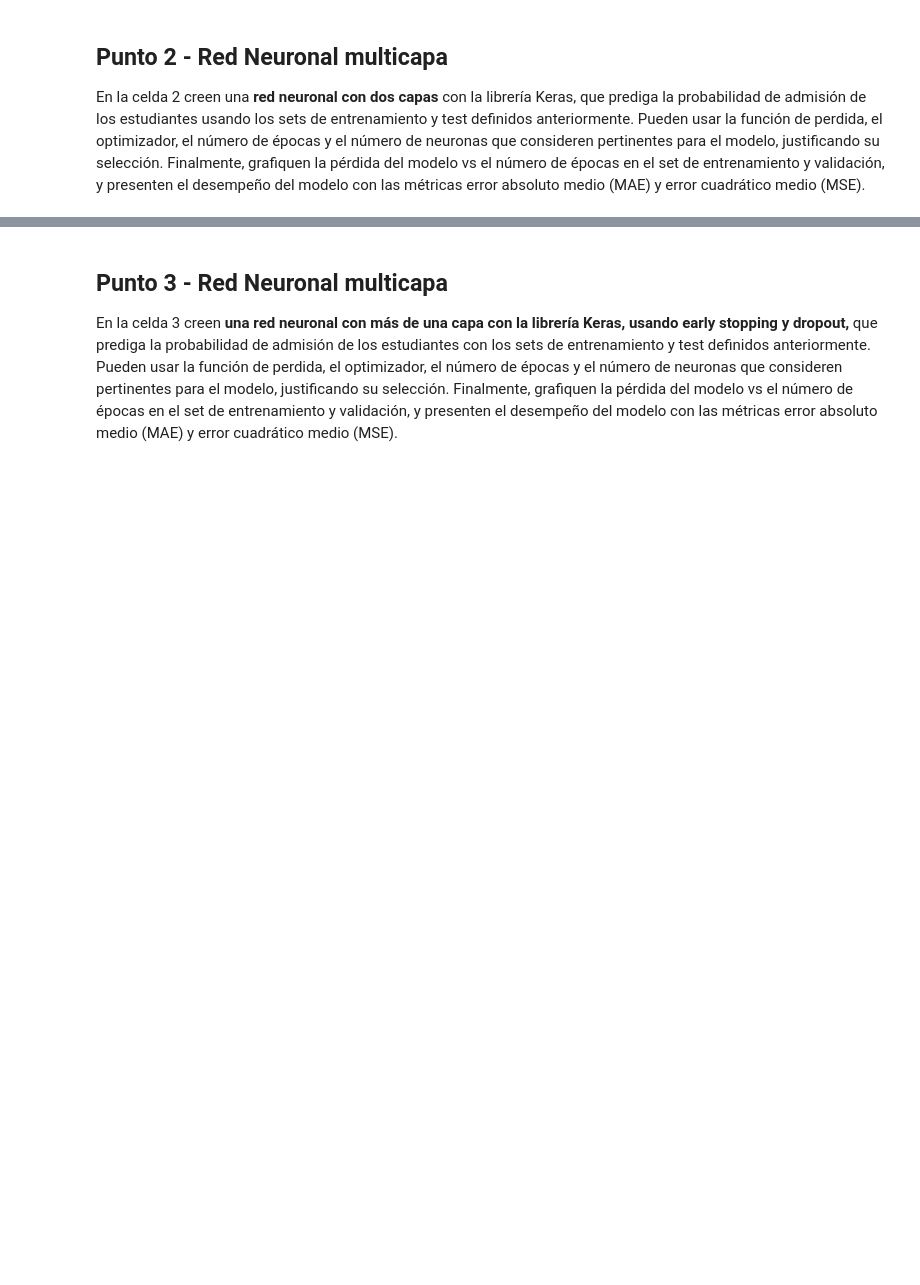
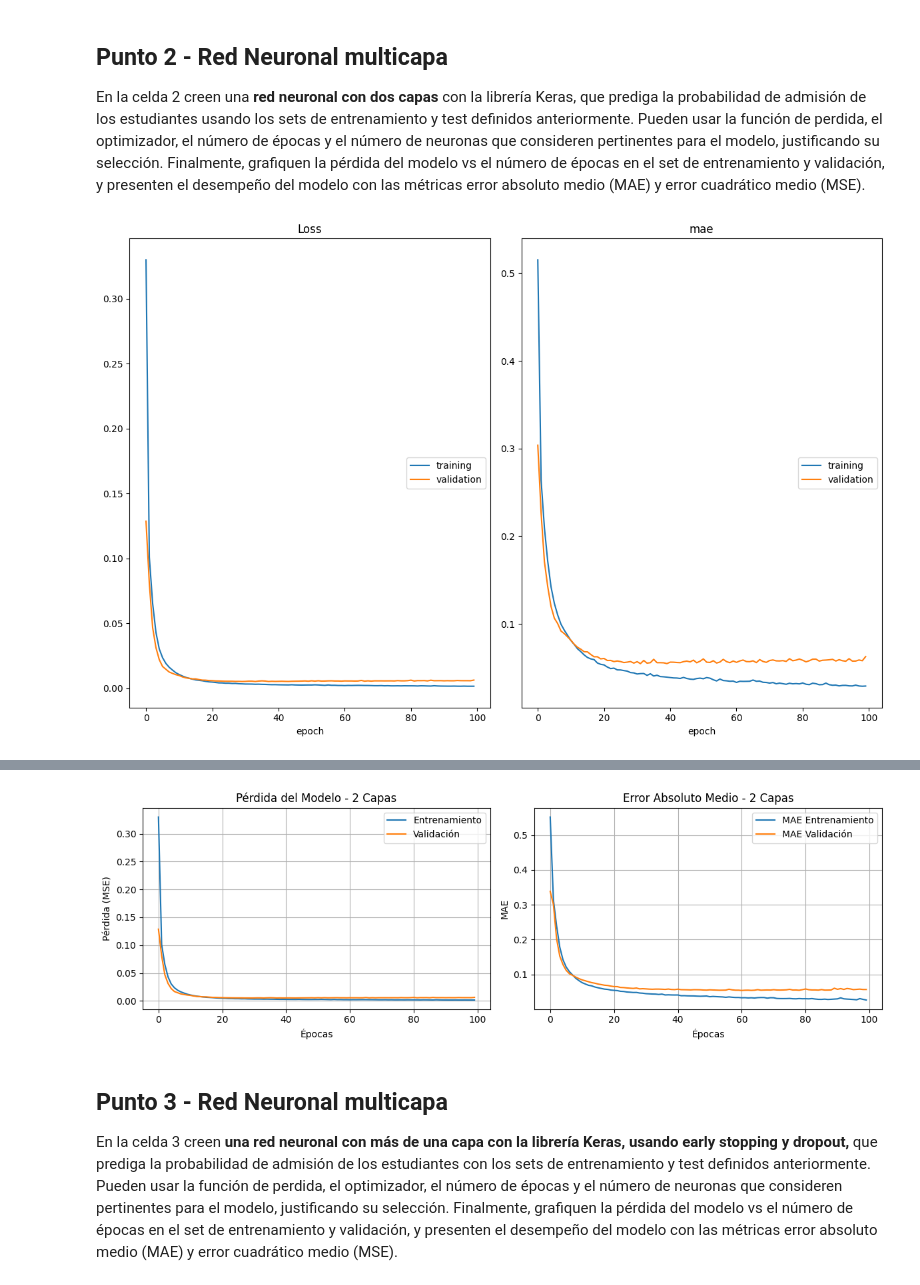
Before and after one commit to SamuelDBuendiaB/Inteligencia_Artificial_Uni, a Jupyter notebook: Semana 7/Taller-Redes_Neuronales.ipynb, the cells around one changed output, grey strips where cells are left out. Cells and saved outputs as stored; diff of their text form; code cells hidden in the pictures; blank space fills up the shorter version.

```diff
--- a/Semana 7/Taller-Redes_Neuronales.ipynb
+++ b/Semana 7/Taller-Redes_Neuronales.ipynb
@@ -53,0 +149,71 @@ En la celda 2 creen una **red neuronal con dos capas** con la librería Keras, q
+# %%
+# Punto 2: Red Neuronal multicapa (2 capas)
+# Limpieza de sesión anterior
+keras.backend.clear_session()
+
+# Creación del modelo multicapa con 2 capas ocultas
+model_2layer = Sequential()
+
+# Primera capa oculta con 64 neuronas y función de activación ReLU
+model_2layer.add(Dense(64, input_shape=(input_dim,), activation='relu'))
+
+# Segunda capa oculta con 32 neuronas y función de activación ReLU
+model_2layer.add(Dense(32, activation='relu'))
+
+# Capa de salida con activación lineal para regresión
+model_2layer.add(Dense(output_dim, activation='linear'))
+
+# Compilación del modelo
+# Adam es un optimizador eficiente que adapta la tasa de aprendizaje
+model_2layer.compile(optimizer='adam', loss='mean_squared_error', metrics=['mae'])
+
+print("Arquitectura del modelo multicapa:")
+print(model_2layer.summary())
+
+# Entrenamiento del modelo
+red_2capas = model_2layer.fit(
+    xTrain_scaled, yTrain,
+    epochs=100,
+    batch_size=32,
+    validation_data=(xTest_scaled, yTest),
+    verbose=1,
+    callbacks=[PlotLossesKeras()]
+)
+
+# Predicciones
+y_pred_2layer = model_2layer.predict(xTest_scaled)
+
+# Métricas de evaluación
+mae_2layer = mean_absolute_error(yTest, y_pred_2layer)
+mse_2layer = mean_squared_error(yTest, y_pred_2layer)
+
+print(f"\n RESULTADOS MODELO 2 CAPAS ")
+print(f"Error Absoluto Medio (MAE): {mae_2layer:.4f}")
+print(f"Error Cuadrático Medio (MSE): {mse_2layer:.4f}")
+print(f"Raíz del Error Cuadrático Medio (RMSE): {np.sqrt(mse_2layer):.4f}")
+
+# Gráfico de pérdida
+plt.figure(figsize=(12, 4))
+
+plt.subplot(1, 2, 1)
+plt.plot(red_2capas.history['loss'], label='Entrenamiento')
+plt.plot(red_2capas.history['val_loss'], label='Validación')
+plt.title('Pérdida del Modelo - 2 Capas')
+plt.xlabel('Épocas')
+plt.ylabel('Pérdida (MSE)')
+plt.legend()
+plt.grid(True)
+
+plt.subplot(1, 2, 2)
+plt.plot(history_2layer.history['mae'], label='MAE Entrenamiento')
+plt.plot(history_2layer.history['val_mae'], label='MAE Validación')
+plt.title('Error Absoluto Medio - 2 Capas')
+plt.xlabel('Épocas')
+plt.ylabel('MAE')
+plt.legend()
+plt.grid(True)
+
+plt.tight_layout()
+plt.show()
+# %% [output]
+[figure, added]
@@ -54,3 +233,4 @@ En la celda 2 creen una **red neuronal con dos capas** con la librería Keras, q
+[figure, added]
 # %% [markdown]
 ## Punto 3  - Red Neuronal multicapa
 
```
Also changed, not shown: parts of 10 cells of this notebook, 5 other files.
